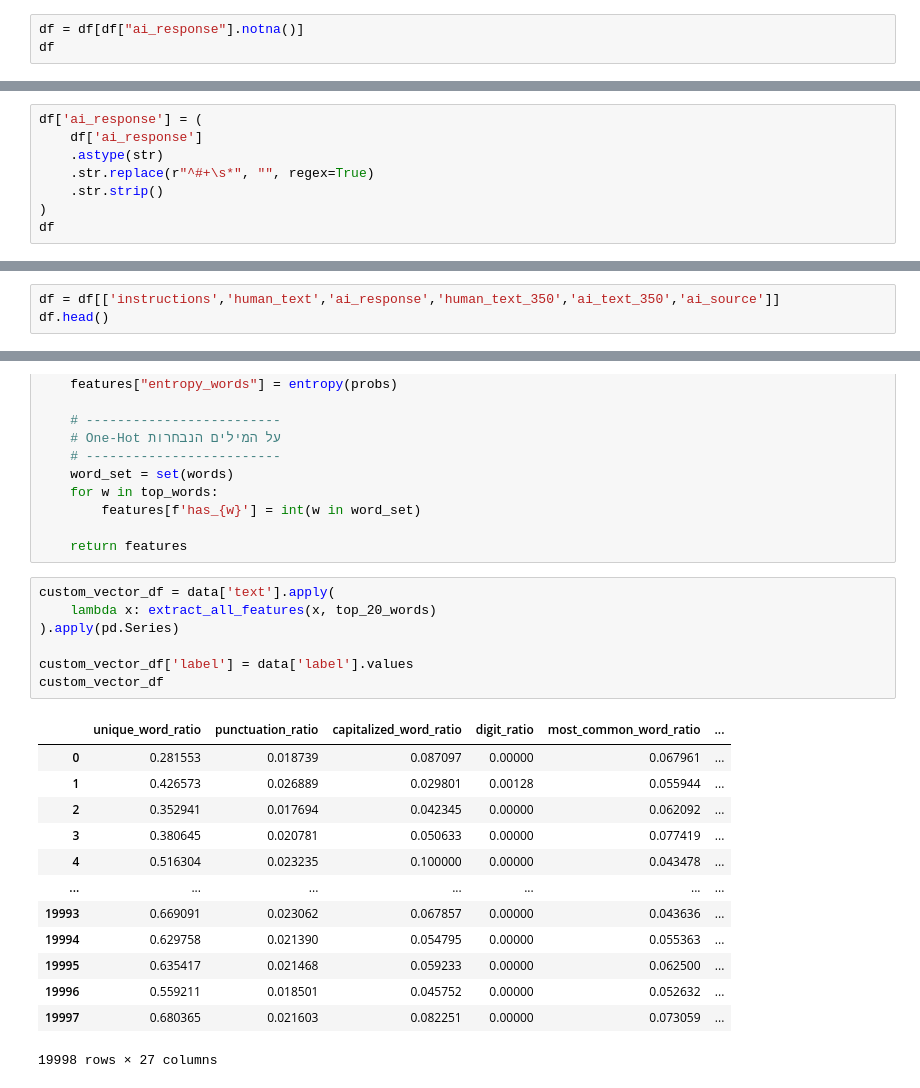
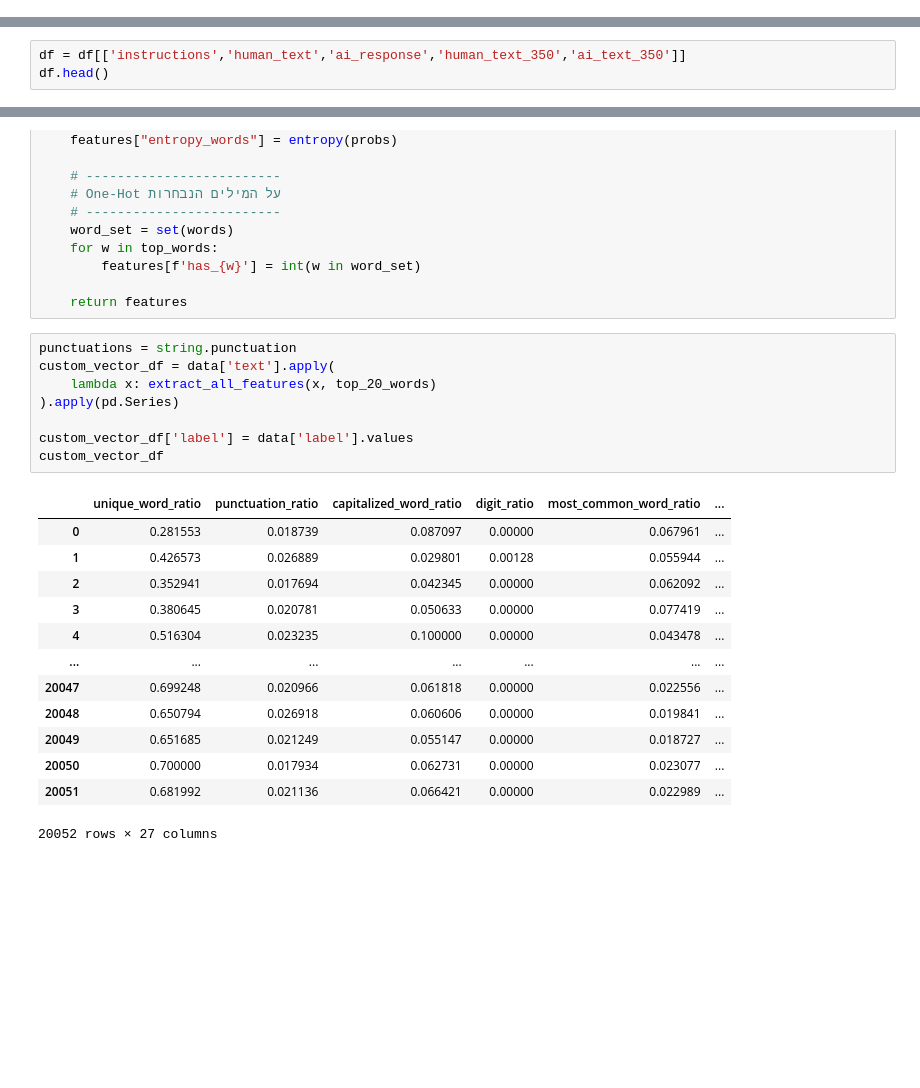
Before and after one commit to BenGaistAI/ai_detection, a Jupyter notebook: main_notebook.ipynb, the cells around one changed output, grey strips where cells are left out. Cells and saved outputs as stored; diff of their text form; blank space fills up the shorter version.

```diff
--- a/main_notebook.ipynb
+++ b/main_notebook.ipynb
@@ -592,3 +284,0 @@ df
-# %%
-df = df[df["ai_response"].notna()]
-df
@@ -609,8 +284,0 @@ df
-# %%
-df['ai_response'] = (
-    df['ai_response']
-    .astype(str)
-    .str.replace(r"^#+\s*", "", regex=True)
-    .str.strip()
-)
-df
@@ -655,6 +296,6 @@ def truncate_to_n_tokens(text, n=350):
 df["human_text_350"] = df["human_text"].apply(lambda x: truncate_to_n_tokens(x,350))
 df["ai_text_350"] = df["ai_response"].apply(lambda x: truncate_to_n_tokens(x, 350))
 # %%
-df = df[['instructions','human_text','ai_response','human_text_350','ai_text_350','ai_source']]
+df = df[['instructions','human_text','ai_response','human_text_350','ai_text_350']]
 df.head()
 # %% [output]
@@ -1289,26 +926,27 @@ def extract_all_features(text, top_words):
 
     return features
 # %%
+punctuations = string.punctuation
 custom_vector_df = data['text'].apply(
     lambda x: extract_all_features(x, top_20_words)
 ).apply(pd.Series)
 
 custom_vector_df['label'] = data['label'].values
 custom_vector_df
 # %% [output]
 |  | unique_word_ratio | punctuation_ratio | capitalized_word_ratio | digit_ratio | most_common_word_ratio | ... |
 | 0 | 0.281553 | 0.018739 | 0.087097 | 0.00000 | 0.067961 | ... |
 | 1 | 0.426573 | 0.026889 | 0.029801 | 0.00128 | 0.055944 | ... |
 | 2 | 0.352941 | 0.017694 | 0.042345 | 0.00000 | 0.062092 | ... |
 | 3 | 0.380645 | 0.020781 | 0.050633 | 0.00000 | 0.077419 | ... |
 | 4 | 0.516304 | 0.023235 | 0.100000 | 0.00000 | 0.043478 | ... |
 | ... | ... | ... | ... | ... | ... | ... |
-| 19993 | 0.669091 | 0.023062 | 0.067857 | 0.00000 | 0.043636 | ... |
-| 19994 | 0.629758 | 0.021390 | 0.054795 | 0.00000 | 0.055363 | ... |
-| 19995 | 0.635417 | 0.021468 | 0.059233 | 0.00000 | 0.062500 | ... |
-| 19996 | 0.559211 | 0.018501 | 0.045752 | 0.00000 | 0.052632 | ... |
-| 19997 | 0.680365 | 0.021603 | 0.082251 | 0.00000 | 0.073059 | ... |
+| 20047 | 0.699248 | 0.020966 | 0.061818 | 0.00000 | 0.022556 | ... |
+| 20048 | 0.650794 | 0.026918 | 0.060606 | 0.00000 | 0.019841 | ... |
+| 20049 | 0.651685 | 0.021249 | 0.055147 | 0.00000 | 0.018727 | ... |
+| 20050 | 0.700000 | 0.017934 | 0.062731 | 0.00000 | 0.023077 | ... |
+| 20051 | 0.681992 | 0.021136 | 0.066421 | 0.00000 | 0.022989 | ... |
-19998 rows × 27 columns
+20052 rows × 27 columns
 # %%
 corr_matrix = custom_vector_df.corr()
 plt.figure(figsize=(15,12))
```
Also changed, not shown: parts of 43 cells of this notebook.
